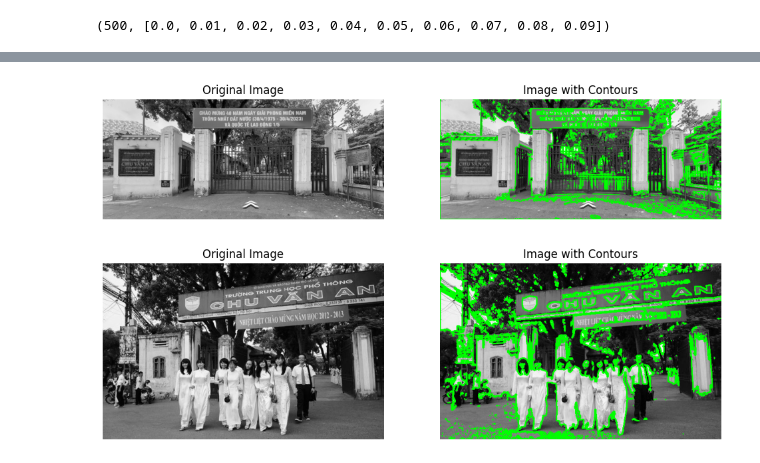
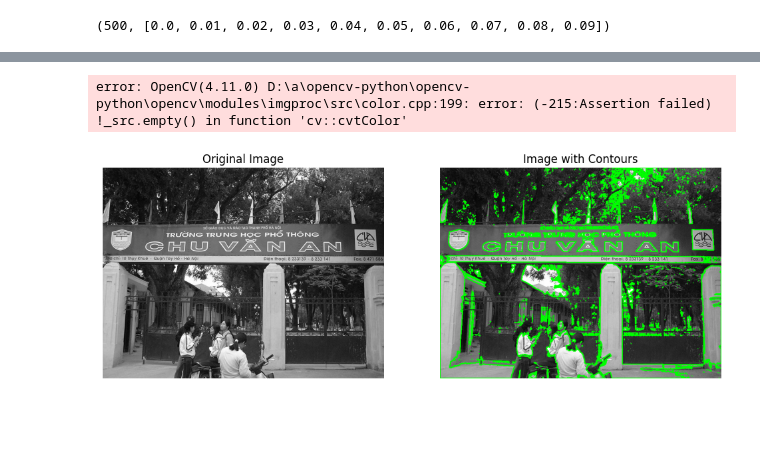
Before and after one commit to hbaon/cs404-python-ds, a Jupyter notebook: theme-02-data/matplotlib.ipynb, the cells around one changed output, grey strips where cells are left out. Saved outputs shown, nothing was run; the diff lists cells and outputs as text; code cells hidden in the pictures; blank space fills up the shorter version.

```diff
--- a/theme-02-data/matplotlib.ipynb
+++ b/theme-02-data/matplotlib.ipynb
@@ -112,7 +131,7 @@ import numpy as np
 import matplotlib.pyplot as plt
 
 # Load the image
-image = cv2.imread("D:\\ai-ml-coding\\data-science\\tmp\\truong-thpt-chu-van-an.jpg", cv2.IMREAD_GRAYSCALE)
+image = cv2.imread("D:\\application\\cs404-python-ds\\tmp\\cva-logo.jpg", cv2.IMREAD_GRAYSCALE)
 
 # Apply thresholding to binarize the image
 _, binary = cv2.threshold(image, 127, 255, cv2.THRESH_BINARY)
@@ -138,33 +157,33 @@ plt.axis("off")
 
 plt.show()
 # %% [output]
-[figure, removed]
+error: OpenCV(4.11.0) D:\a\opencv-python\opencv-python\opencv\modules\imgproc\src\color.cpp:199: error: (-215:Assertion failed) !_src.empty() in function 'cv::cvtColor'
 # %%
 # Load the image
-image = cv2.imread("D:\\ai-ml-coding\\data-science\\tmp\\beauty-of-the-school-named-after-vietnam-s-famous-pedagogue-chu-van-an-6.jpg", cv2.IMREAD_GRAYSCALE)
+image = cv2.imread("D:\\application\\cs404-python-ds\\tmp\\chu-van-an.jpg", cv2.IMREAD_GRAYSCALE)
 
 # Apply thresholding to binarize the image
 _, binary = cv2.threshold(image, 127, 255, cv2.THRESH_BINARY)
 
 # Find contours
 contours, _ = cv2.findContours(binary, cv2.RETR_EXTERNAL, cv2.CHAIN_APPROX_SIMPLE)
 
 # Draw contours on a copy of the original image
 contour_image = cv2.cvtColor(image, cv2.COLOR_GRAY2BGR)  # Convert to color for visualization
 cv2.drawContours(contour_image, contours, -1, (0, 255, 0), 2)  # Draw contours in green
 
 # Display the original and contour images
 plt.figure(figsize=(12, 6))
 plt.subplot(1, 2, 1)
 plt.imshow(image, cmap='gray')
 plt.title("Original Image")
 plt.axis("off")
 
 plt.subplot(1, 2, 2)
 plt.imshow(contour_image)
 plt.title("Image with Contours")
 plt.axis("off")
 
 plt.show()
 # %% [output]
-[figure, old version]
+[figure, new version]
```
Also changed, not shown: parts of 1 cell of this notebook.
